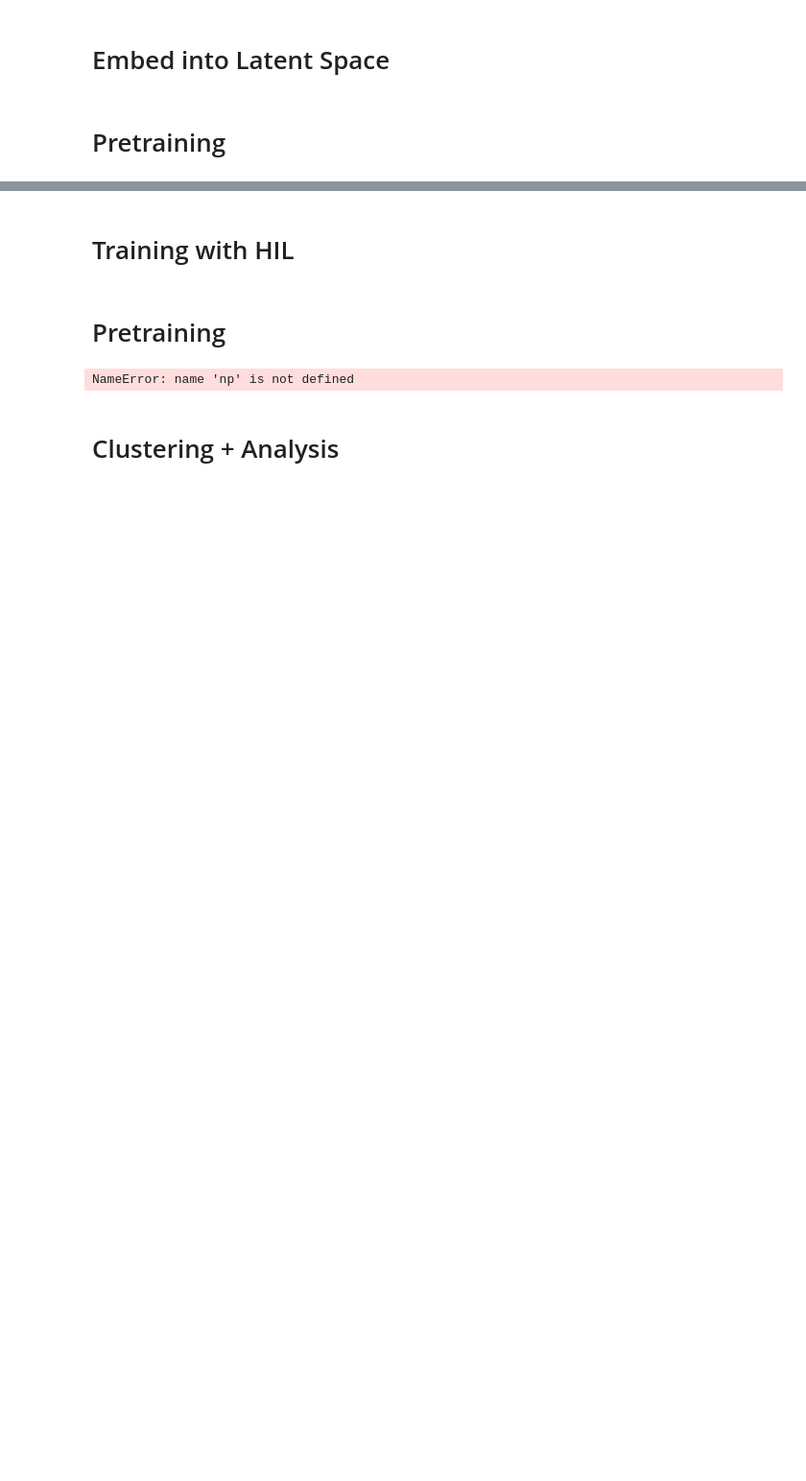
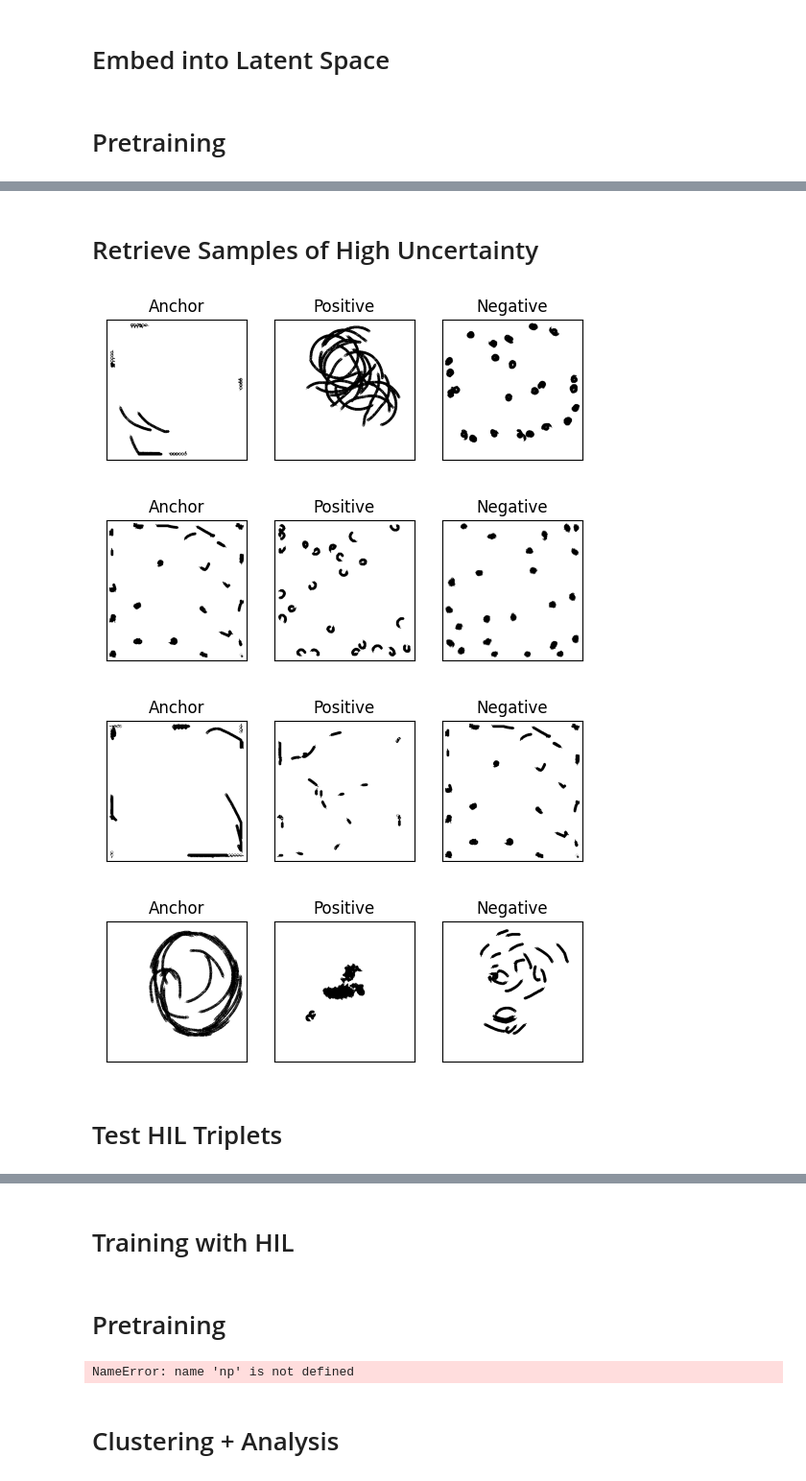
Before and after one commit to Connor-Mattson/SwarmBehaviorDiscovery, a Jupyter notebook: ensemble_augmented_model.ipynb, the cells around one changed output, grey strips where cells are left out. Shown at 96% size. Saved outputs shown, nothing was run; the diff lists cells and outputs as text; code cells hidden in the pictures; blank space fills up the shorter version.

```diff
--- a/ensemble_augmented_model.ipynb
+++ b/ensemble_augmented_model.ipynb
@@ -276,0 +445,25 @@ plot.show()
+# %% [markdown]
+# Retrieve Samples of High Uncertainty
+# %%
+for triplet in to_query:
+    fig, (ax1, ax2, ax3) = plot.subplots(1, 3)
+    ax1.imshow(retrieved_data[triplet[0]][0], cmap='Greys')
+    ax1.set_title("Anchor")
+    ax1.set_xticks([])
+    ax1.set_yticks([])
+    ax2.imshow(retrieved_data[triplet[1]][0], cmap='Greys')
+    ax2.set_title("Positive")
+    ax2.set_xticks([])
+    ax2.set_yticks([])
+    ax3.imshow(retrieved_data[triplet[2]][0], cmap='Greys')
+    ax3.set_title("Negative")
+    ax3.set_xticks([])
+    ax3.set_yticks([])
+    plot.show()
+# %% [output]
+[figure, added]
+[figure, added]
+[figure, added]
+[figure, added]
+# %% [markdown]
+# Test HIL Triplets
```
Also changed, not shown: parts of 15 cells of this notebook, 1 other file.
